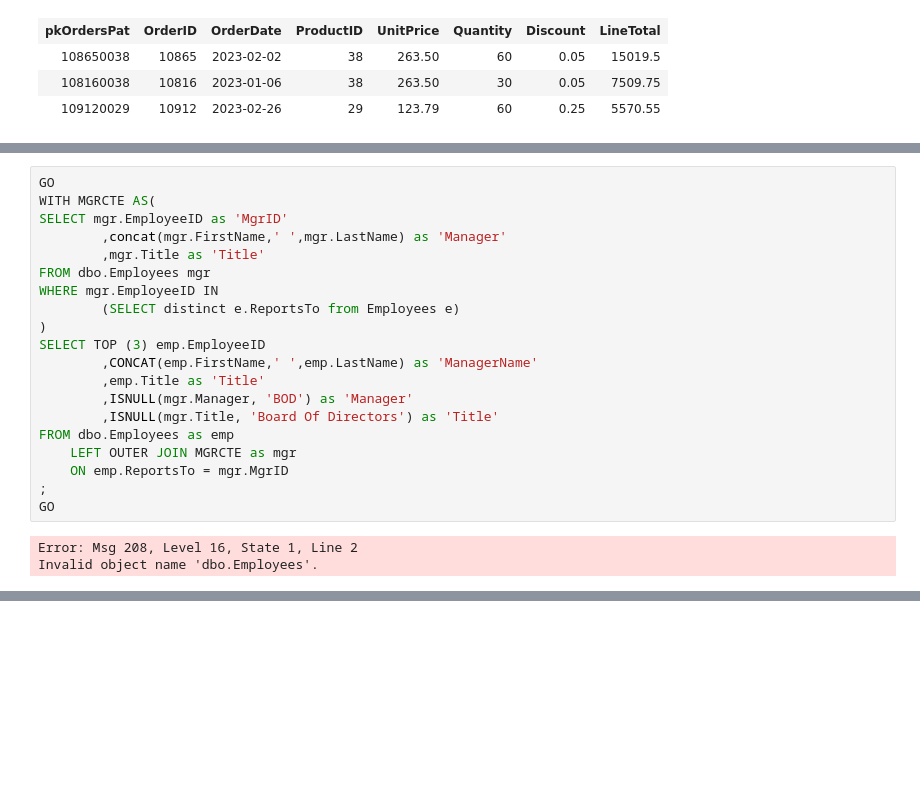
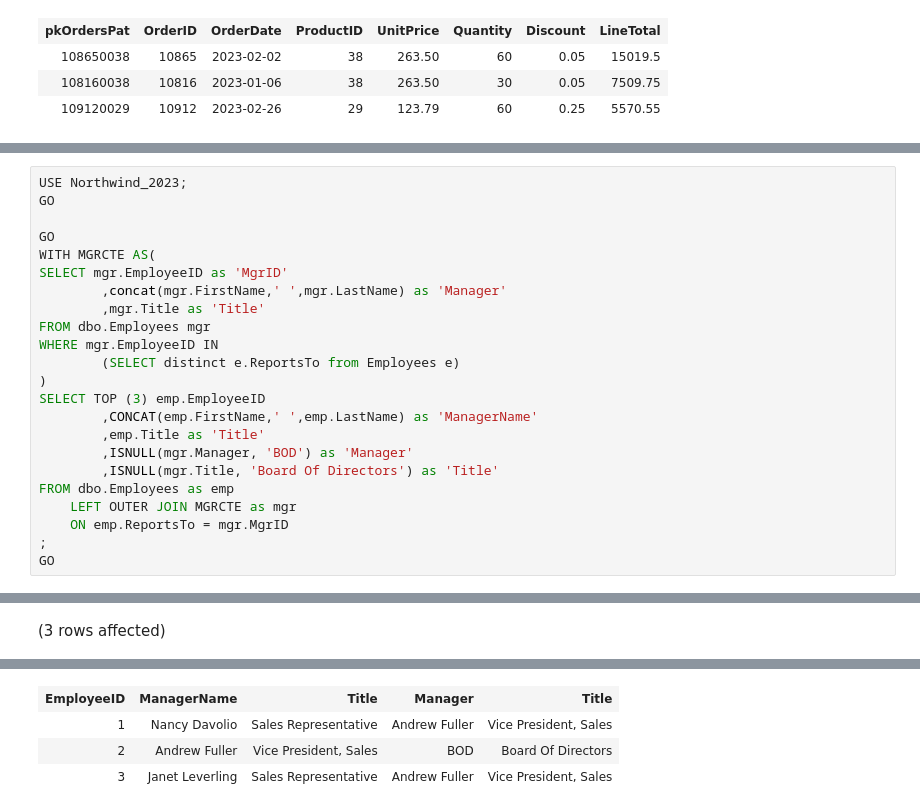
Before and after one commit to SDivyaAnisetty/SQL-Final-Project, a Jupyter notebook: 25-Tips-SQL-Divya.ipynb, the cells around one changed output, grey strips where cells are left out. Drawn from its saved outputs; the diff is of its cells as text; blank space fills up the shorter version.

````diff
--- a/25-Tips-SQL-Divya.ipynb
+++ b/25-Tips-SQL-Divya.ipynb
@@ -1222,6 +1225,9 @@ GO
 
 ```
 # %%
+USE Northwind_2023;
+GO
+
 GO
 WITH MGRCTE AS(
 SELECT mgr.EmployeeID as 'MgrID'
@@ -1242,5 +1248,3 @@ FROM dbo.Employees as emp
 ;
 GO
 # %% [output]
-Error: Msg 208, Level 16, State 1, Line 2
-Invalid object name 'dbo.Employees'.
@@ -1247,0 +1252 @@ Total execution time: 00:00:00.005
+(3 rows affected)
@@ -1247,0 +1254,4 @@ Total execution time: 00:00:00.005
+| EmployeeID | ManagerName | Title | Manager | Title |
+| 1 | Nancy Davolio | Sales Representative | Andrew Fuller | Vice President, Sales |
+| 2 | Andrew Fuller | Vice President, Sales | BOD | Board Of Directors |
+| 3 | Janet Leverling | Sales Representative | Andrew Fuller | Vice President, Sales |
````
Also changed, not shown: parts of 2 cells of this notebook.
